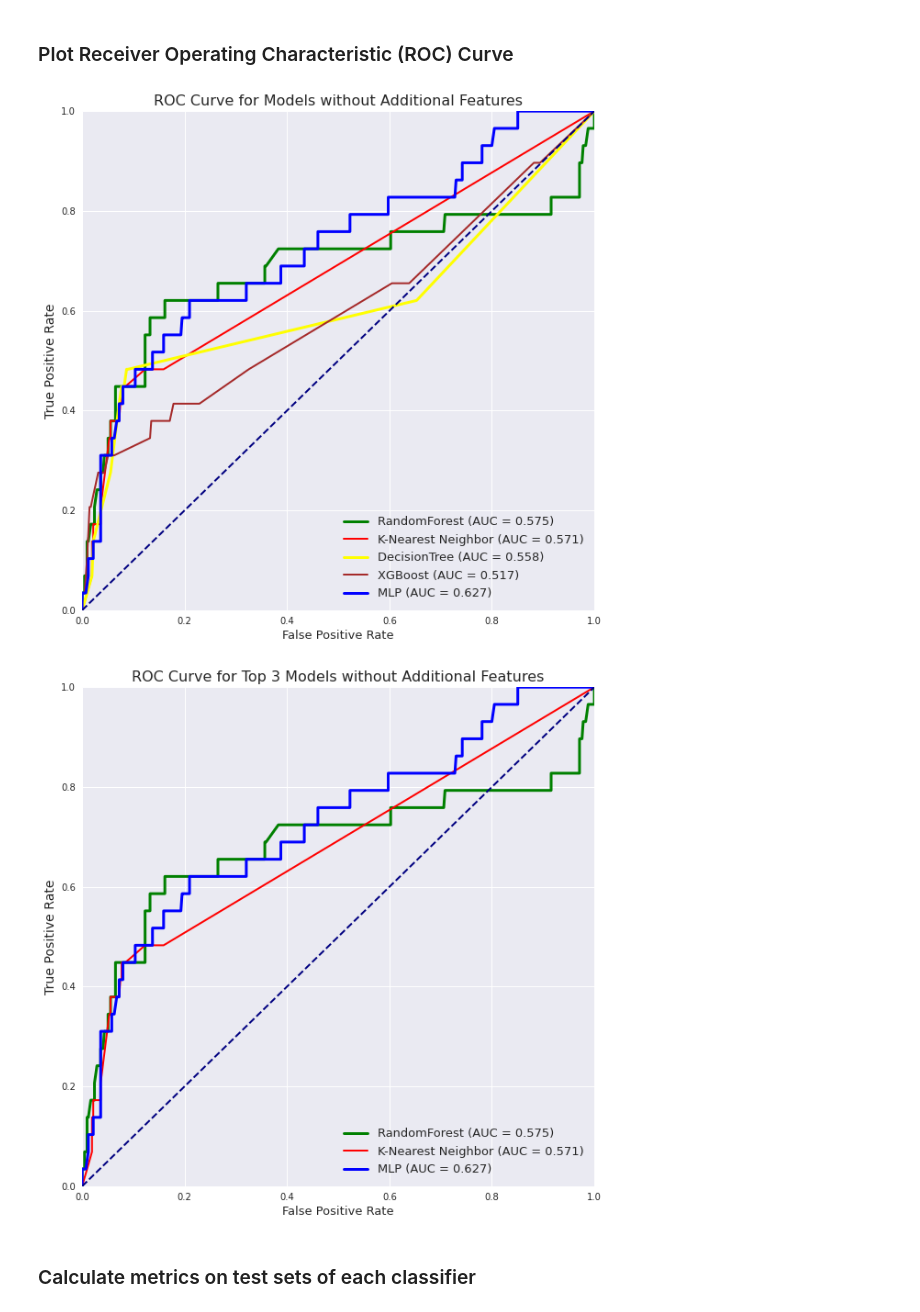
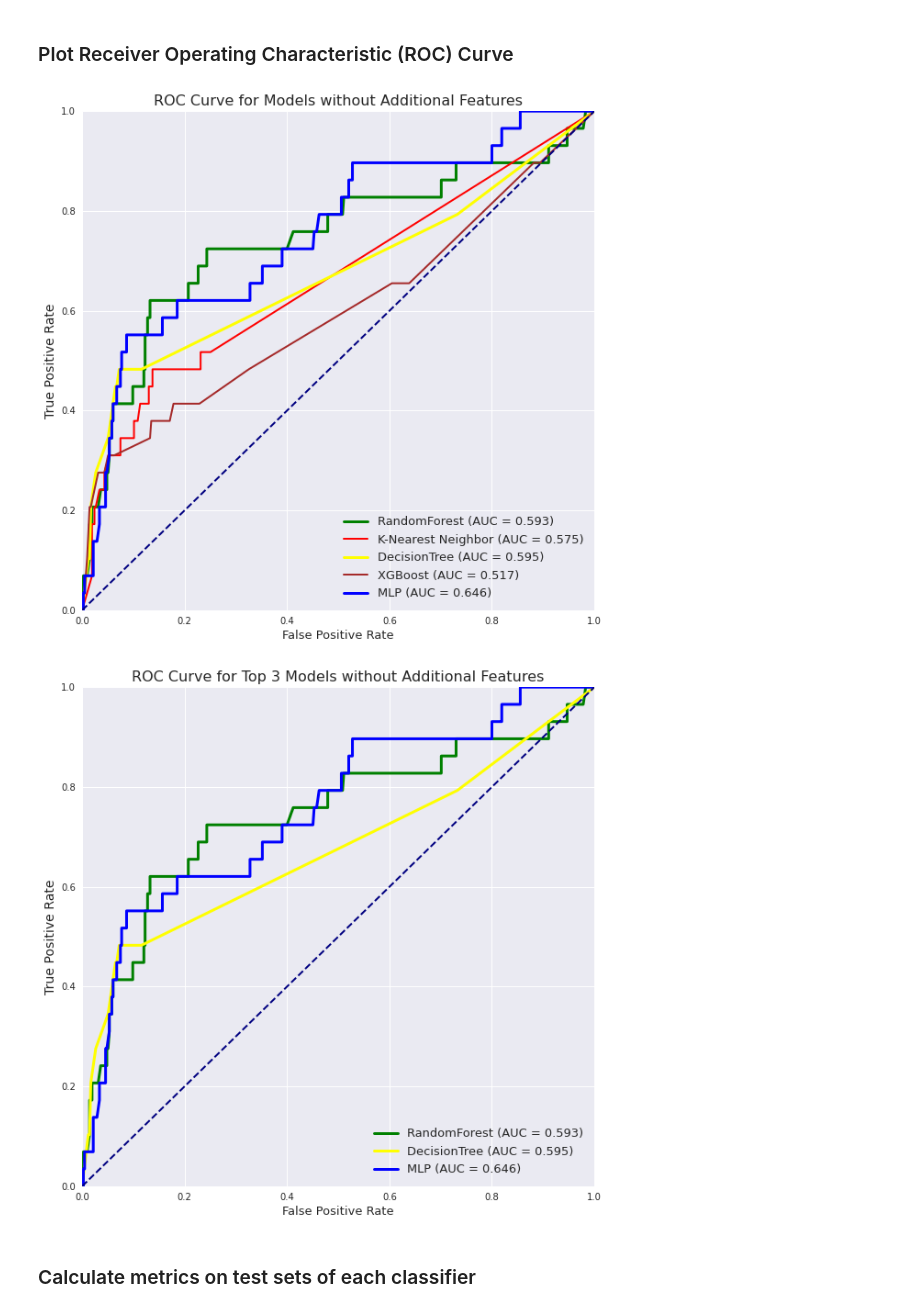
Before and after one commit to linhmai19/capstone_project, a Jupyter notebook: eda_clf_modeling.ipynb, the cells around one changed output. Saved outputs shown, nothing was run; the diff lists cells and outputs as text; code cells hidden in the pictures.

```diff
--- a/eda_clf_modeling.ipynb
+++ b/eda_clf_modeling.ipynb
@@ -563,8 +563,8 @@ The categorical features in this dataset are not ordinal. In addition, the numbe
 cat_feats = ['publisher', 'author']
 # %%
 # Get dummies variables for 'publisher' and 'author' in the merged dataframe
-df_merge = pd.concat([df_merge, pd.get_dummies(df_merge['publisher'], prefix='dummy')], axis=1)
-df_merge = pd.concat([df_merge, pd.get_dummies(df_merge['author'], prefix='dummy')], axis=1)
+df_merge = pd.concat([df_merge, pd.get_dummies(df_merge['publisher'], prefix='dummy', drop_first=True)], axis=1)
+df_merge = pd.concat([df_merge, pd.get_dummies(df_merge['author'], prefix='dummy', drop_first=True)], axis=1)
 df_merge.drop(['publisher', 'author'], axis=1, inplace=True)
 df_merge.head()
 # %% [output]
@@ -578,7 +578,7 @@ df_merge.head()
 # %%
 # Get dummies variables for 'publisher' and 'author' in the original dataframe (non-merged)
-df_ori = pd.concat([df_ori, pd.get_dummies(df_ori['publisher'], prefix='dummy')], axis=1)
-df_ori = pd.concat([df_ori, pd.get_dummies(df_ori['author'], prefix='dummy')], axis=1)
+df_ori = pd.concat([df_ori, pd.get_dummies(df_ori['publisher'], prefix='dummy', drop_first=True)], axis=1)
+df_ori = pd.concat([df_ori, pd.get_dummies(df_ori['author'], prefix='dummy', drop_first=True)], axis=1)
 df_ori.drop(['publisher', 'author'], axis=1, inplace=True)
 df_ori.head()
 # %% [output]
@@ -610,8 +611,10 @@ plt.legend(['Less than 5 wks', 'More than 5 weks'])
 # %% [markdown]
 For the merged dataframe
 # %%
-ss = StandardScaler()
-scaled = ss.fit_transform(df_merge[con_feats])
+# Define min max scaler
+scaler = MinMaxScaler()
+# Transform data
+scaled = scaler.fit_transform(df_merge[con_feats])
 scaled = pd.DataFrame(scaled, columns=con_feats)
 # %%
 # Drop the original values and merge the scaled values for continuous columns
@@ -631,7 +634,8 @@ For the original dataframe
 # %%
 con_feat_ori = ['no_of_words_title']
 # %%
-scaled_2 = ss.fit_transform(df_ori[con_feat_ori])
+# Transform data
+scaled_2 = scaler.fit_transform(df_ori[con_feat_ori])
 scaled_2 = pd.DataFrame(scaled_2, columns=con_feat_ori)
 # %%
 # Drop the original values and merge the scaled values for continuous columns
@@ -1386,36 +1390,36 @@ plt.title('ROC Curve for Models without Additional Features', fontsize=16)
 plt.legend(loc='lower right', fontsize=13)
 plt.show()
 # %% [output]
-[figure, old version]
+[figure, new version]
 # %%
 # Plot ROC curve again with top 3 models
 plt.figure(figsize=(10,10))
 
 y_pred_2 = gs_rfc_2.predict_proba(X_test_2)[:,1]
 fpr, tpr, thresholds = roc_curve(y_test_2, y_pred_2)
 plt.plot(fpr, tpr, color='green',
          lw=3, label='RandomForest (AUC = {})'.format(round(roc_auc_score(y_test_2, ori_predictions), 3)))
 
-y_pred_2 = gs_knn_2.predict_proba(X_test_2)[:,1]
+y_pred_2 = gs_dtc_2.predict_proba(X_test_2)[:,1]
 fpr, tpr, thresholds = roc_curve(y_test_2, y_pred_2)
-plt.plot(fpr, tpr, color='red',
-         lw=2, label='K-Nearest Neighbor (AUC = {})'.format(round(roc_auc_score(y_test_2, ori_predictions2), 3)))
+plt.plot(fpr, tpr, color='yellow',
+         lw=3, label='DecisionTree (AUC = {})'.format(round(roc_auc_score(y_test_2, ori_predictions3), 3)))
 
 y_pred_2 = gs_mlp_2.predict_proba(X_test_2)[:,1]
 fpr, tpr, thresholds = roc_curve(y_test_2, y_pred_2)
 plt.plot(fpr, tpr, color='blue',
          lw=3, label='MLP (AUC = {})'.format(round(roc_auc_score(y_test_2, ori_predictions5), 3)))
 
 plt.plot([0, 1], [0, 1], color='navy', lw=2, linestyle='--')
 plt.xlim([0.0, 1.0])
 plt.ylim([0.0, 1.0])
 plt.xlabel('False Positive Rate', fontsize=13)
 plt.ylabel('True Positive Rate', fontsize=14)
 plt.title('ROC Curve for Top 3 Models without Additional Features', fontsize=16)
 plt.legend(loc='lower right', fontsize=13)
 plt.show()
 # %% [output]
-[figure, old version]
+[figure, new version]
 # %% [markdown]
 ### Calculate metrics on test sets of each classifier
 # %%
```
Also changed, not shown: parts of 43 cells of this notebook.
